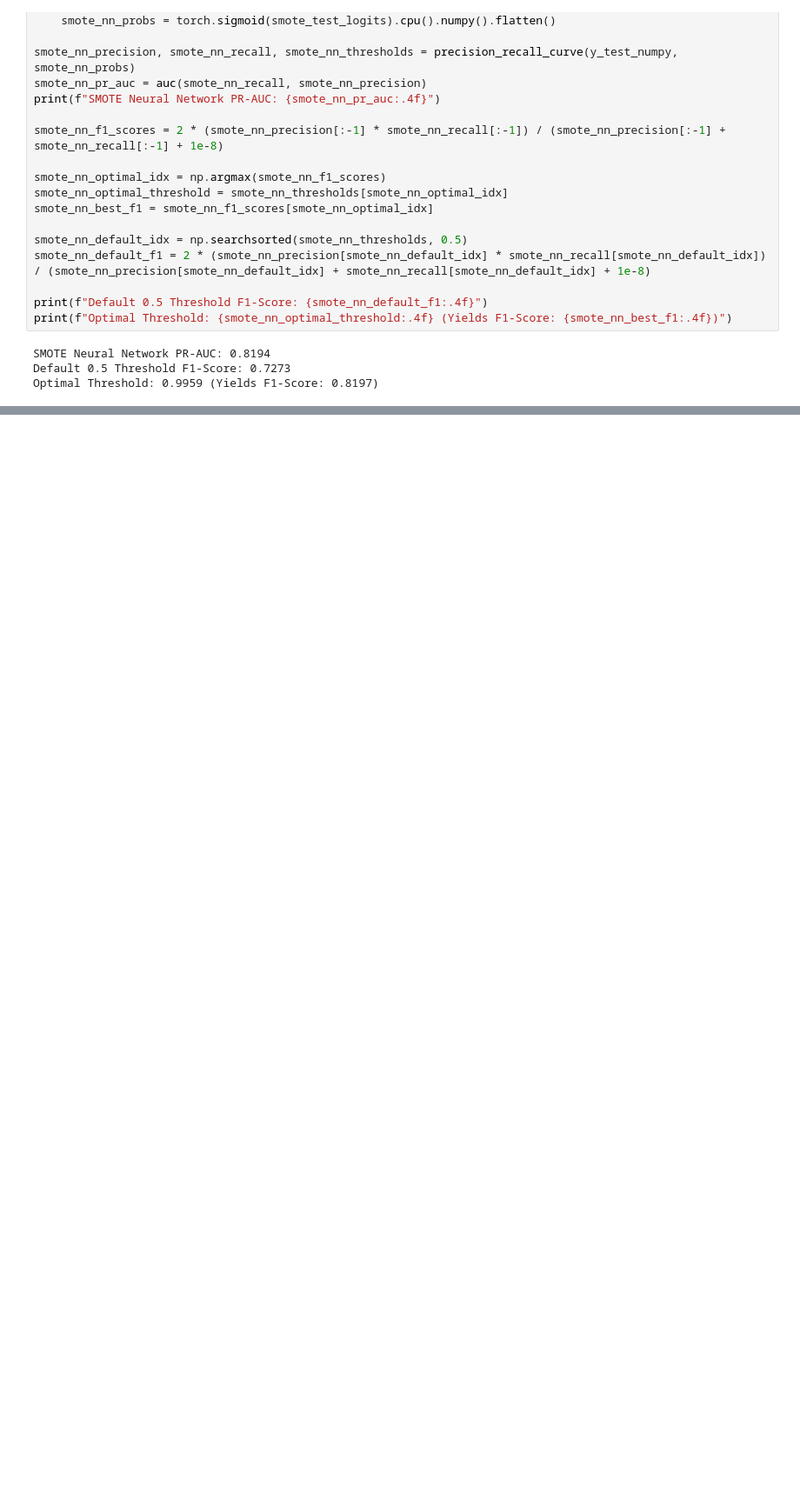
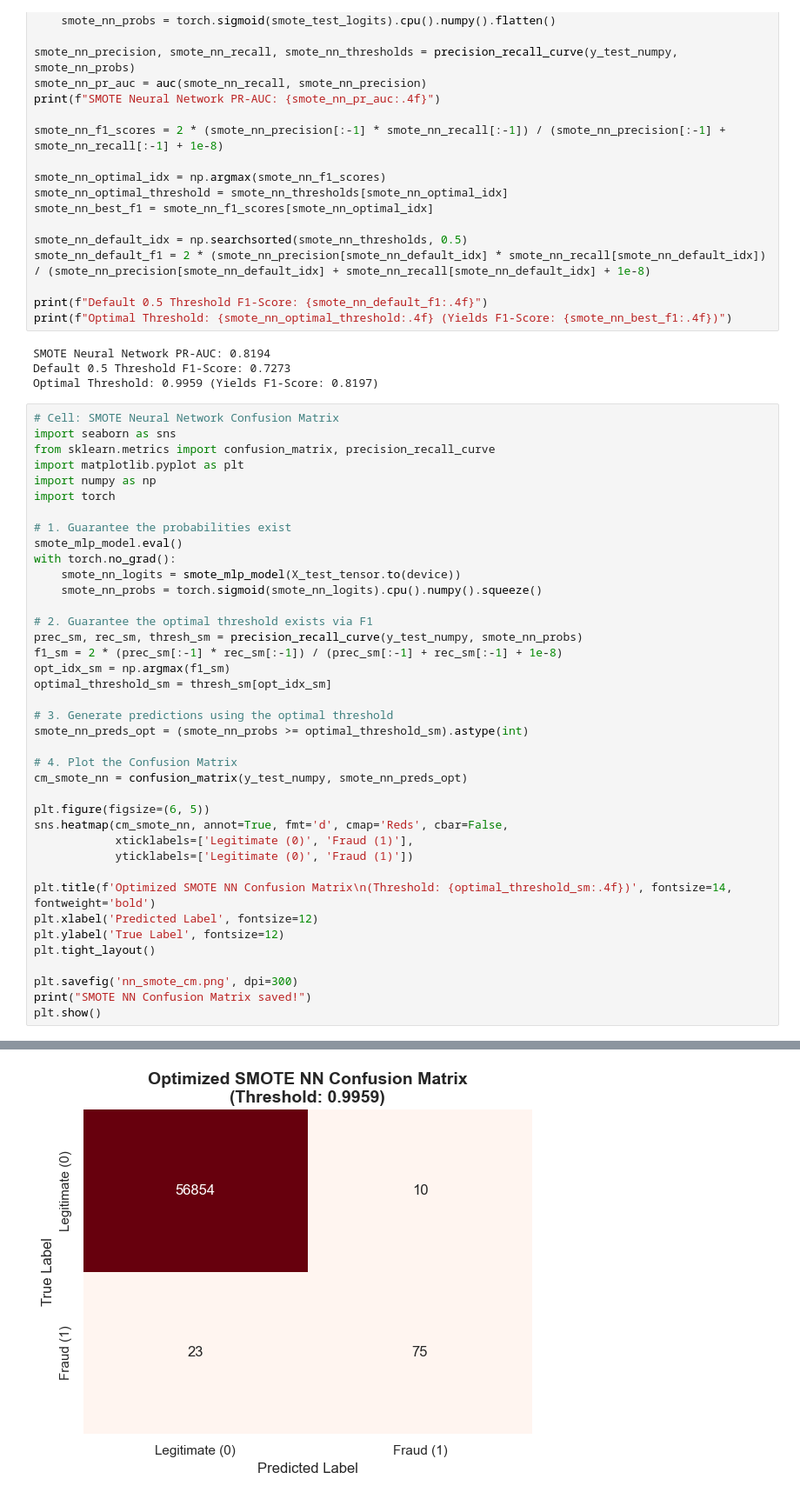
Before and after one commit to amartyakallingal/CS-4641-Credit-Card-Fraud-Project, a Jupyter notebook: neural_network.ipynb, the cells around one changed output, grey strips where cells are left out. Shown at 87% size. Drawn from its saved outputs; the diff is of its cells as text; blank space fills up the shorter version.

```diff
--- a/neural_network.ipynb
+++ b/neural_network.ipynb
@@ -366,3 +396,43 @@ print(f"Optimal Threshold: {smote_nn_optimal_threshold:.4f} (Yields F1-Score: {s
 SMOTE Neural Network PR-AUC: 0.8194
 Default 0.5 Threshold F1-Score: 0.7273
 Optimal Threshold: 0.9959 (Yields F1-Score: 0.8197)
+# %%
+# Cell: SMOTE Neural Network Confusion Matrix
+import seaborn as sns
+from sklearn.metrics import confusion_matrix, precision_recall_curve
+import matplotlib.pyplot as plt
+import numpy as np
+import torch
+
+# 1. Guarantee the probabilities exist
+smote_mlp_model.eval()
+with torch.no_grad():
+    smote_nn_logits = smote_mlp_model(X_test_tensor.to(device))
+    smote_nn_probs = torch.sigmoid(smote_nn_logits).cpu().numpy().squeeze()
+
+# 2. Guarantee the optimal threshold exists via F1
+prec_sm, rec_sm, thresh_sm = precision_recall_curve(y_test_numpy, smote_nn_probs)
+f1_sm = 2 * (prec_sm[:-1] * rec_sm[:-1]) / (prec_sm[:-1] + rec_sm[:-1] + 1e-8)
+opt_idx_sm = np.argmax(f1_sm)
+optimal_threshold_sm = thresh_sm[opt_idx_sm]
+
+# 3. Generate predictions using the optimal threshold
+smote_nn_preds_opt = (smote_nn_probs >= optimal_threshold_sm).astype(int)
+
+# 4. Plot the Confusion Matrix
+cm_smote_nn = confusion_matrix(y_test_numpy, smote_nn_preds_opt)
+
+plt.figure(figsize=(6, 5))
+sns.heatmap(cm_smote_nn, annot=True, fmt='d', cmap='Reds', cbar=False,
+            xticklabels=['Legitimate (0)', 'Fraud (1)'],
+            yticklabels=['Legitimate (0)', 'Fraud (1)'])
+
+plt.title(f'Optimized SMOTE NN Confusion Matrix\n(Threshold: {optimal_threshold_sm:.4f})', fontsize=14, fontweight='bold')
+plt.xlabel('Predicted Label', fontsize=12)
+plt.ylabel('True Label', fontsize=12)
+plt.tight_layout()
+
+plt.savefig('nn_smote_cm.png', dpi=300)
+print("SMOTE NN Confusion Matrix saved!")
+plt.show()
+# %% [output]
@@ -369,3 +440,4 @@ Optimal Threshold: 0.9959 (Yields F1-Score: 0.8197)
+[figure, added]
 # %%
 # Cell: ULTIMATE Master PR-Curve (All Models + All Baselines)
 # Load baseline predictions from previous notebooks
```
Also changed, not shown: parts of 10 cells of this notebook, 6 other files.
